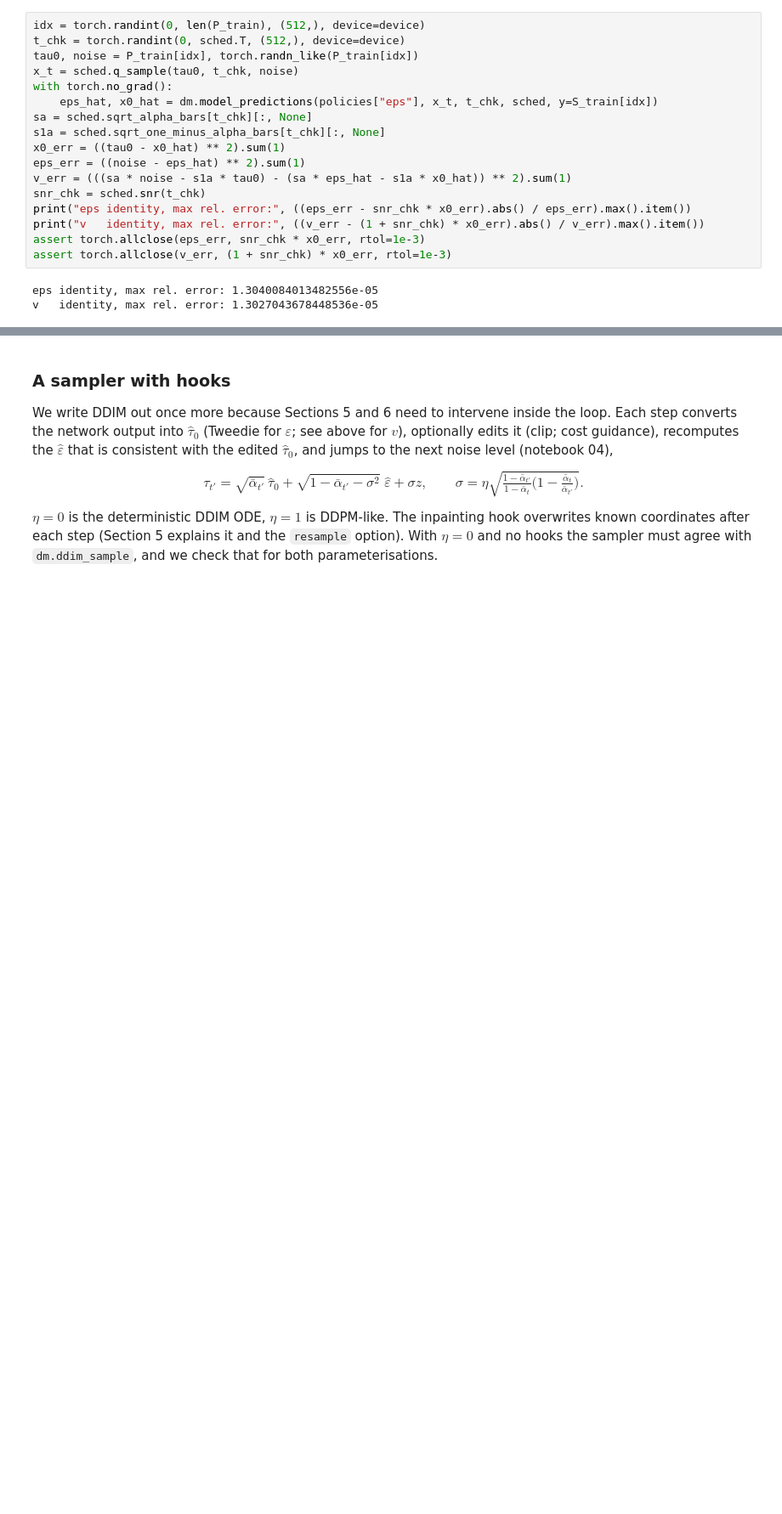
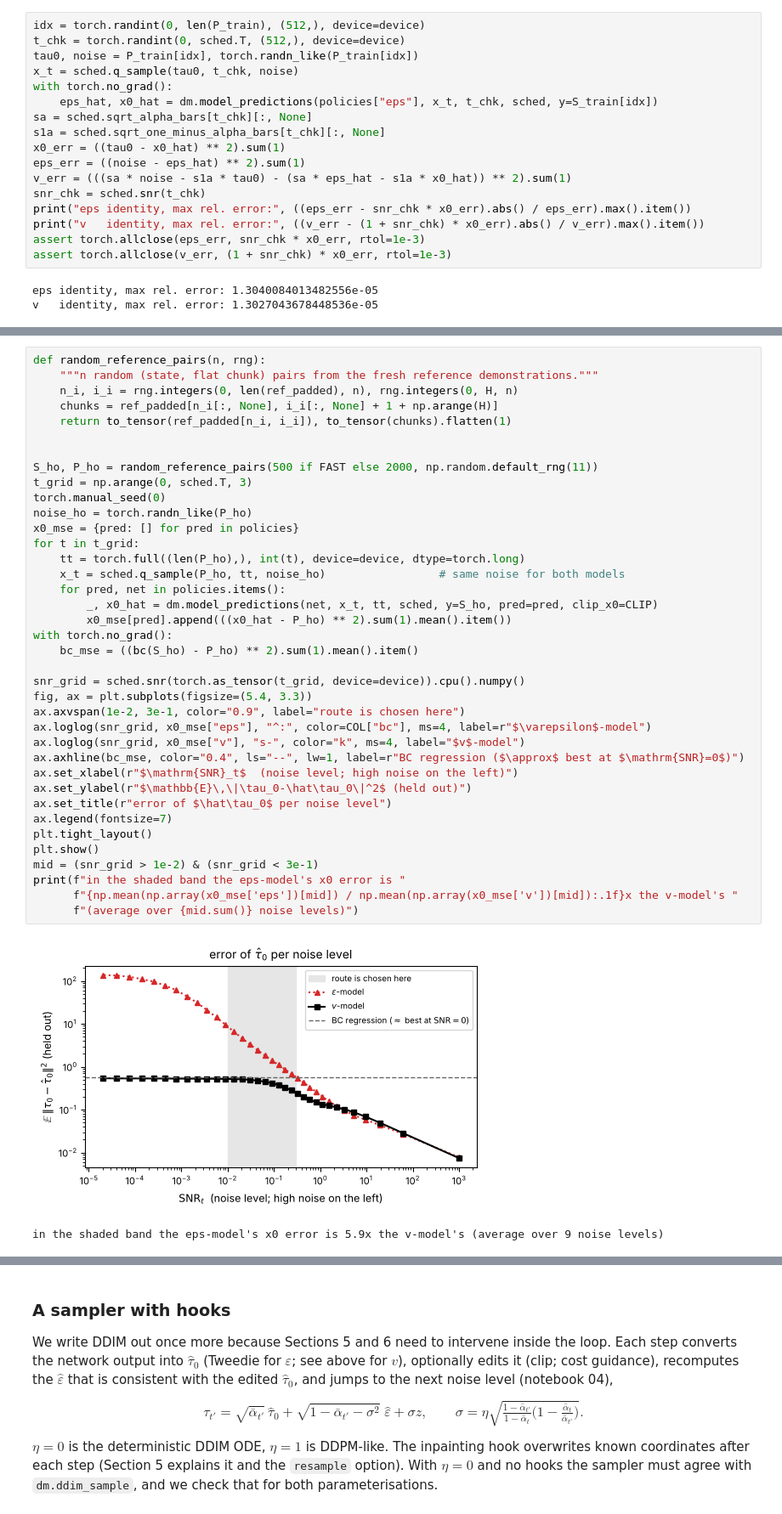
Before and after one commit to johnschwarcz/CognitiveGridworld, a Jupyter notebook: diffusion_tutorial/10_diffusion_for_control.ipynb, the cells around one changed output, grey strips where cells are left out. Shown at 85% size. Drawn from its saved outputs; the diff is of its cells as text; blank space fills up the shorter version.

```diff
--- a/diffusion_tutorial/10_diffusion_for_control.ipynb
+++ b/diffusion_tutorial/10_diffusion_for_control.ipynb
@@ -596,0 +700,41 @@ v   identity, max rel. error: 1.3027043678448536e-05
+# %%
+def random_reference_pairs(n, rng):
+    """n random (state, flat chunk) pairs from the fresh reference demonstrations."""
+    n_i, i_i = rng.integers(0, len(ref_padded), n), rng.integers(0, H, n)
+    chunks = ref_padded[n_i[:, None], i_i[:, None] + 1 + np.arange(H)]
+    return to_tensor(ref_padded[n_i, i_i]), to_tensor(chunks).flatten(1)
+
+
+S_ho, P_ho = random_reference_pairs(500 if FAST else 2000, np.random.default_rng(11))
+t_grid = np.arange(0, sched.T, 3)
+torch.manual_seed(0)
+noise_ho = torch.randn_like(P_ho)
+x0_mse = {pred: [] for pred in policies}
+for t in t_grid:
+    tt = torch.full((len(P_ho),), int(t), device=device, dtype=torch.long)
+    x_t = sched.q_sample(P_ho, tt, noise_ho)                 # same noise for both models
+    for pred, net in policies.items():
+        _, x0_hat = dm.model_predictions(net, x_t, tt, sched, y=S_ho, pred=pred, clip_x0=CLIP)
+        x0_mse[pred].append(((x0_hat - P_ho) ** 2).sum(1).mean().item())
+with torch.no_grad():
+    bc_mse = ((bc(S_ho) - P_ho) ** 2).sum(1).mean().item()
+
+snr_grid = sched.snr(torch.as_tensor(t_grid, device=device)).cpu().numpy()
+fig, ax = plt.subplots(figsize=(5.4, 3.3))
+ax.axvspan(1e-2, 3e-1, color="0.9", label="route is chosen here")
+ax.loglog(snr_grid, x0_mse["eps"], "^:", color=COL["bc"], ms=4, label=r"$\varepsilon$-model")
+ax.loglog(snr_grid, x0_mse["v"], "s-", color="k", ms=4, label="$v$-model")
+ax.axhline(bc_mse, color="0.4", ls="--", lw=1, label=r"BC regression ($\approx$ best at $\mathrm{SNR}=0$)")
+ax.set_xlabel(r"$\mathrm{SNR}_t$  (noise level; high noise on the left)")
+ax.set_ylabel(r"$\mathbb{E}\,\|\tau_0-\hat\tau_0\|^2$ (held out)")
+ax.set_title(r"error of $\hat\tau_0$ per noise level")
+ax.legend(fontsize=7)
+plt.tight_layout()
+plt.show()
+mid = (snr_grid > 1e-2) & (snr_grid < 3e-1)
+print(f"in the shaded band the eps-model's x0 error is "
+      f"{np.mean(np.array(x0_mse['eps'])[mid]) / np.mean(np.array(x0_mse['v'])[mid]):.1f}x the v-model's "
+      f"(average over {mid.sum()} noise levels)")
+# %% [output]
+[figure, added]
+in the shaded band the eps-model's x0 error is 5.9x the v-model's (average over 9 noise levels)
```
Also changed, not shown: parts of 43 cells of this notebook, 19 other files.
